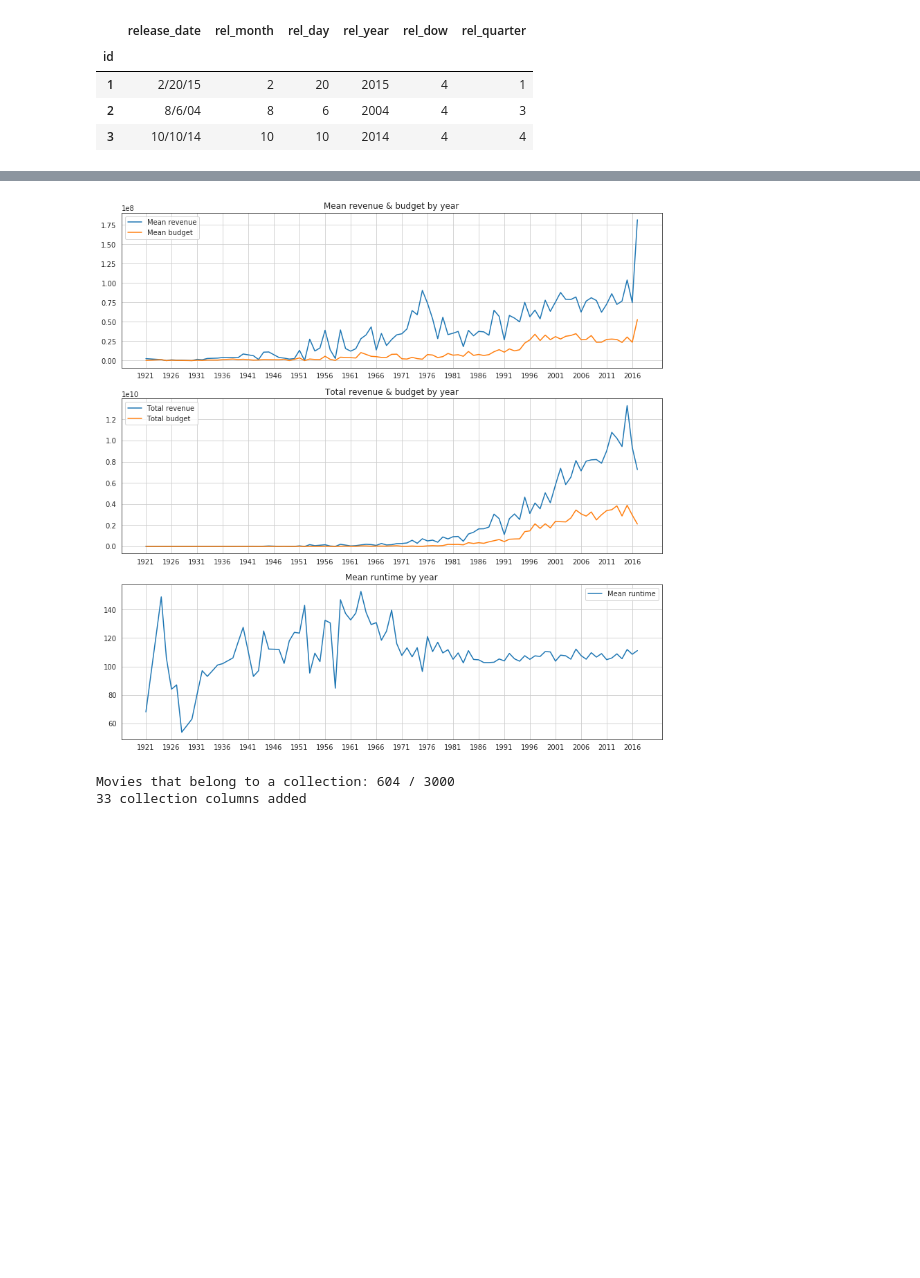
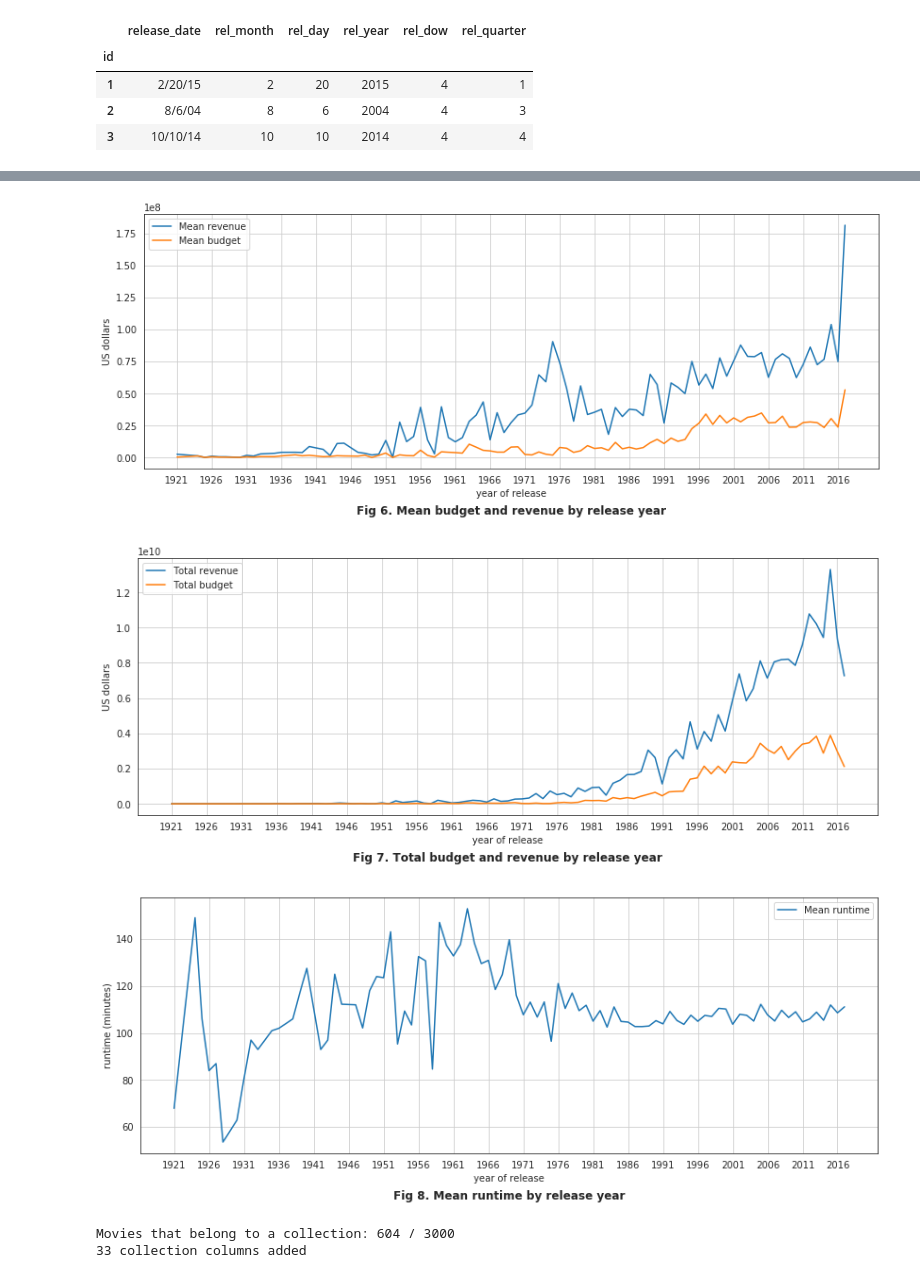
Before and after one commit to daniel-tejeda/machine-learning, a Jupyter notebook: projects/capstone/capstone.ipynb, the cells around one changed output, grey strips where cells are left out. Saved outputs shown, nothing was run; the diff lists cells and outputs as text; code cells hidden in the pictures; blank space fills up the shorter version.

```diff
--- a/projects/capstone/capstone.ipynb
+++ b/projects/capstone/capstone.ipynb
@@ -233,28 +241,41 @@ Name: rel_year, dtype: int64
 # %%
 yr_avgs = all_data.groupby('rel_year').mean()
 yr_totals = all_data.groupby('rel_year').sum()
 
-fig, axes = plt.subplots(3, 1, figsize=(14,14))
+plt.figure(figsize=(14, 5))
+plt.title("Fig 6. Mean budget and revenue by release year", fontweight="bold", y=-0.2)
+plt.plot(yr_avgs.index.values, yr_avgs['revenue'], label='Mean revenue')
+plt.plot(yr_avgs.index.values, yr_avgs['budget'], label='Mean budget')
+plt.xticks(yr_xticks)
+plt.xlabel("year of release")
+plt.ylabel("US dollars")
+plt.grid()
+plt.legend()
 
-axes[0].set_title("Mean revenue & budget by year")
-axes[0].plot(yr_avgs.index.values, yr_avgs['revenue'], label='Mean revenue')
-axes[0].plot(yr_avgs.index.values, yr_avgs['budget'], label='Mean budget')
-axes[0].set_xticks(yr_xticks)
 
-axes[1].set_title("Total revenue & budget by year")
-axes[1].plot(yr_totals.index.values, yr_totals['revenue'], label='Total revenue')
-axes[1].plot(yr_totals.index.values, yr_totals['budget'], label='Total budget')
-axes[1].set_xticks(yr_xticks)
+plt.figure(figsize=(14, 5))
+plt.title("Fig 7. Total budget and revenue by release year", fontweight="bold", y=-0.2)
+plt.plot(yr_totals.index.values, yr_totals['revenue'], label='Total revenue')
+plt.plot(yr_totals.index.values, yr_totals['budget'], label='Total budget')
+plt.xticks(yr_xticks)
+plt.xlabel("year of release")
+plt.ylabel("US dollars")
+plt.grid()
+plt.legend()
 
-axes[2].set_title("Mean runtime by year")
-axes[2].plot(yr_avgs.index.values, yr_avgs['runtime'], label='Mean runtime')
-axes[2].set_xticks(yr_xticks)
 
-for ax in axes:
-    ax.grid()
-    ax.legend()
+plt.figure(figsize=(14, 5))
+plt.title("Fig 8. Mean runtime by release year", fontweight="bold", y=-0.2)
+plt.plot(yr_avgs.index.values, yr_avgs['runtime'], label='Mean runtime')
+plt.xticks(yr_xticks)
+plt.xlabel("year of release")
+plt.ylabel("runtime (minutes)")
+plt.grid()
+plt.legend();
 # %% [output]
-[figure, old version]
+[figure, new version]
+[figure, added]
+[figure, added]
 # %%
 def data_prep_collection(data, mincount=3):
 
```
Also changed, not shown: parts of 8 cells of this notebook, 21 other files.
